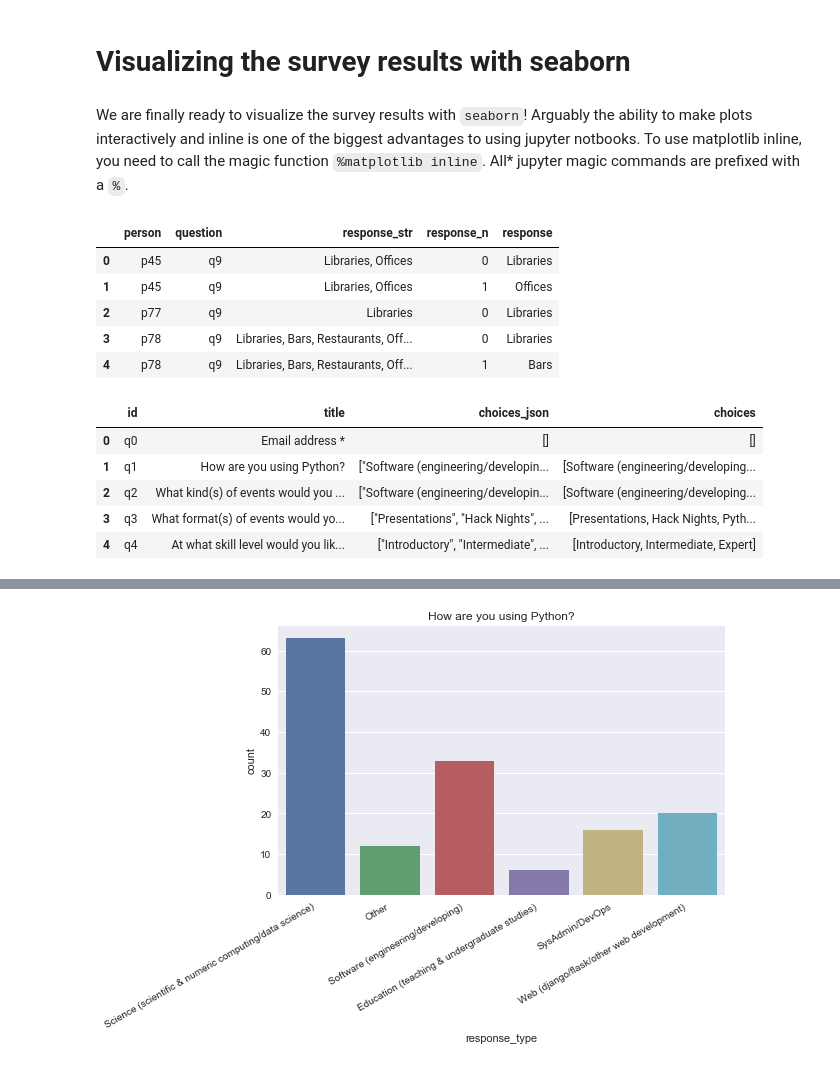
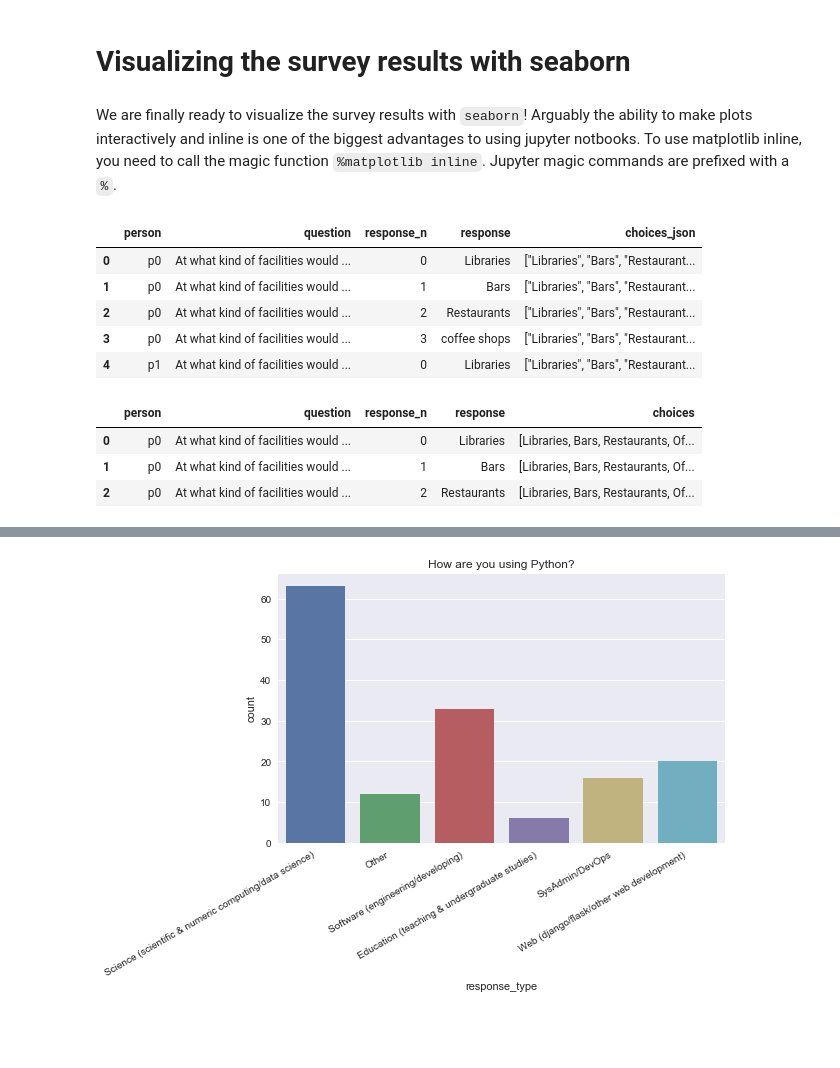
Before and after one commit to madison-python/new-meetup-survey, a Jupyter notebook: 3-visualizing-survey-results.ipynb, the cells around one changed output, grey strips where cells are left out. Cells and saved outputs as stored; diff of their text form; code cells hidden in the pictures; blank space fills up the shorter version.

Commit message:
Just need to figure out how to process the questions a bit more

```diff
--- a/3-visualizing-survey-results.ipynb
+++ b/3-visualizing-survey-results.ipynb
@@ -1,33 +1,30 @@
 # %% [markdown]
 # Visualizing the survey results with seaborn
 # %% [markdown]
-We are finally ready to visualize the survey results with `seaborn`! Arguably the ability to make plots interactively and inline is one of the biggest advantages to using jupyter notbooks. To use matplotlib inline, you need to call the magic function `%matplotlib inline`. All* jupyter magic commands are prefixed with a `%`.
+We are finally ready to visualize the survey results with `seaborn`! Arguably the ability to make plots interactively and inline is one of the biggest advantages to using jupyter notbooks. To use matplotlib inline, you need to call the magic function `%matplotlib inline`. Jupyter magic commands are prefixed with a `%`.
 # %%
 %matplotlib inline
 import pandas
 import seaborn
 import matplotlib.pyplot as plt
-import google_survey
 
-responses = pandas.read_csv('responses.csv')
+responses = pandas.read_csv('responses-tidied.csv')
 responses.head()
 # %% [output]
-|  | person | question | response_str | response_n | response |
-| 0 | p45 | q9 | Libraries, Offices | 0 | Libraries |
-| 1 | p45 | q9 | Libraries, Offices | 1 | Offices |
-| 2 | p77 | q9 | Libraries | 0 | Libraries |
-| 3 | p78 | q9 | Libraries, Bars, Restaurants, Off... | 0 | Libraries |
-| 4 | p78 | q9 | Libraries, Bars, Restaurants, Off... | 1 | Bars |
+|  | person | question | response_n | response | choices_json |
+| 0 | p0 | At what kind of facilities would ... | 0 | Libraries | ["Libraries", "Bars", "Restaurant... |
+| 1 | p0 | At what kind of facilities would ... | 1 | Bars | ["Libraries", "Bars", "Restaurant... |
+| 2 | p0 | At what kind of facilities would ... | 2 | Restaurants | ["Libraries", "Bars", "Restaurant... |
+| 3 | p0 | At what kind of facilities would ... | 3 | coffee shops | ["Libraries", "Bars", "Restaurant... |
+| 4 | p1 | At what kind of facilities would ... | 0 | Libraries | ["Libraries", "Bars", "Restaurant... |
 # %%
 import json
-questions = pandas.read_csv('questions.csv')
-questions['choices'] = questions.choices_json.apply(json.loads)
-questions.head()
+responses['choices'] = responses.choices_json.apply(json.loads)
+del responses['choices_json']
+responses.head(3)
 # %% [output]
-|  | id | title | choices_json | choices |
-| 0 | q0 | Email address * | [] | [] |
-| 1 | q1 | How are you using Python? | ["Software (engineering/developin... | [Software (engineering/developing... |
-| 2 | q2 | What kind(s) of events would you ... | ["Software (engineering/developin... | [Software (engineering/developing... |
-| 3 | q3 | What format(s) of events would yo... | ["Presentations", "Hack Nights", ... | [Presentations, Hack Nights, Pyth... |
-| 4 | q4 | At what skill level would you lik... | ["Introductory", "Intermediate", ... | [Introductory, Intermediate, Expert] |
+|  | person | question | response_n | response | choices |
+| 0 | p0 | At what kind of facilities would ... | 0 | Libraries | [Libraries, Bars, Restaurants, Of... |
+| 1 | p0 | At what kind of facilities would ... | 1 | Bars | [Libraries, Bars, Restaurants, Of... |
+| 2 | p0 | At what kind of facilities would ... | 2 | Restaurants | [Libraries, Bars, Restaurants, Of... |
 # %%
```
Also changed, not shown: parts of 1 cell of this notebook, 4 other files.
